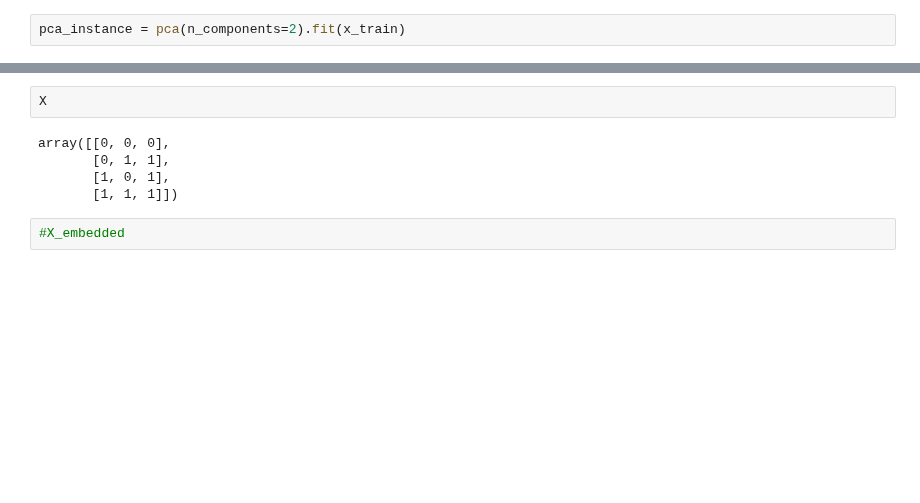
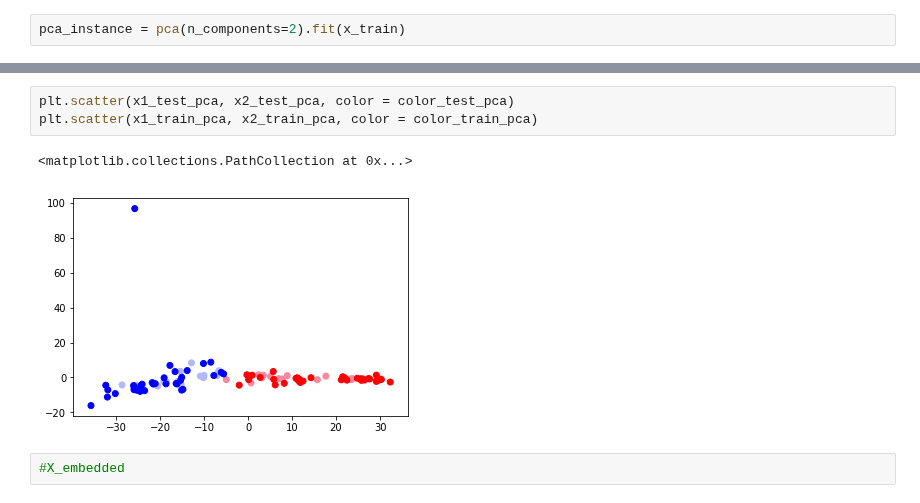
Before and after one commit to tyler-martin-12/tcav_on_azure, a Jupyter notebook: analyze_cavs_azure.ipynb, the cells around one changed output, grey strips where cells are left out. Saved outputs shown, nothing was run; the diff lists cells and outputs as text; blank space fills up the shorter version.

```diff
--- a/analyze_cavs_azure.ipynb
+++ b/analyze_cavs_azure.ipynb
@@ -161,10 +174,9 @@ plt.scatter(x1_test, x2_test, color = color_test)
-# %%
-X
-# %% [output]
-array([[0, 0, 0],
-       [0, 1, 1],
-       [1, 0, 1],
-       [1, 1, 1]])
+# %%
+plt.scatter(x1_test_pca, x2_test_pca, color = color_test_pca)
+plt.scatter(x1_train_pca, x2_train_pca, color = color_train_pca)
+# %% [output]
+<matplotlib.collections.PathCollection at 0x...>
+[figure, added]
 # %%
 #X_embedded
 # %%
```
Also changed, not shown: parts of 33 cells of this notebook, 2 other files.
